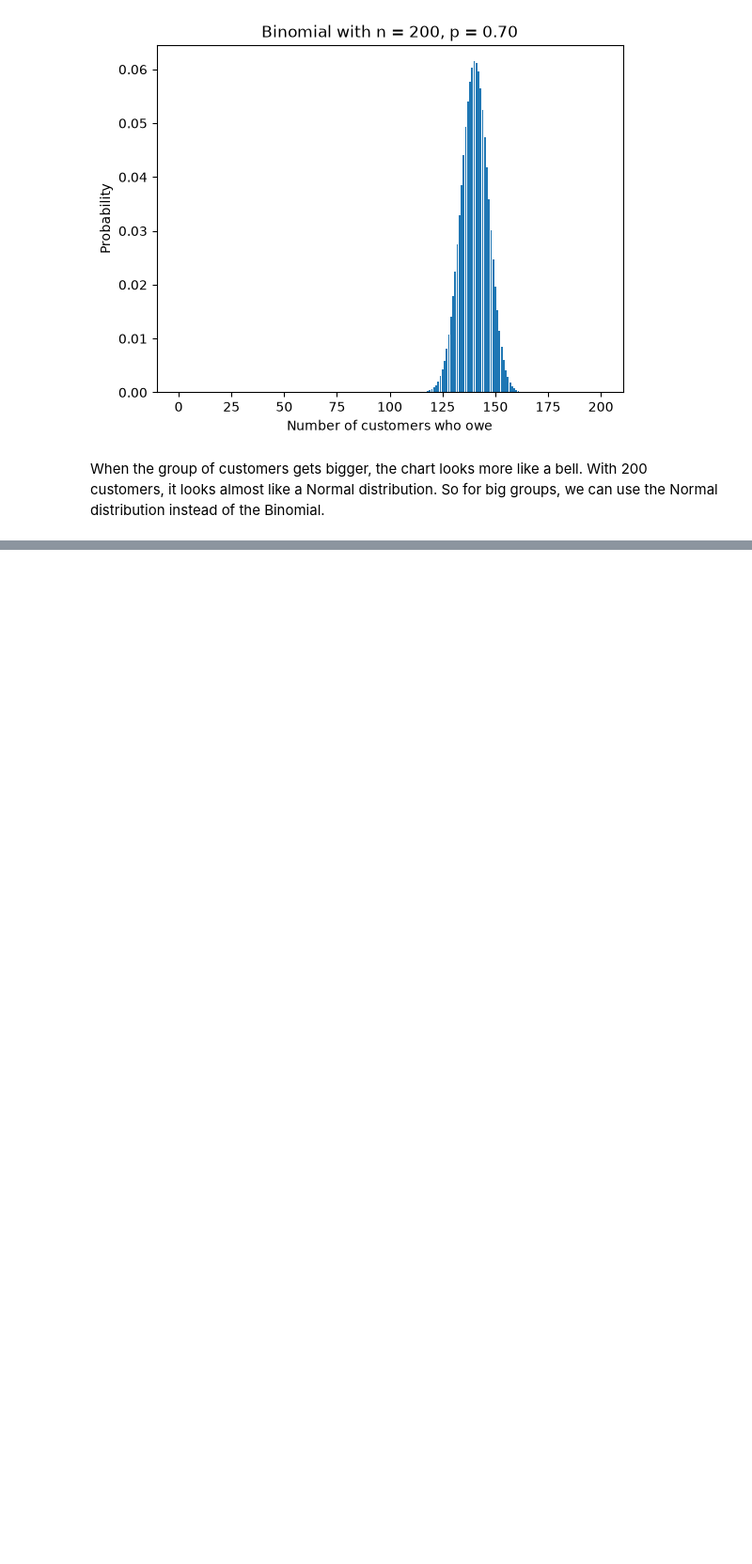
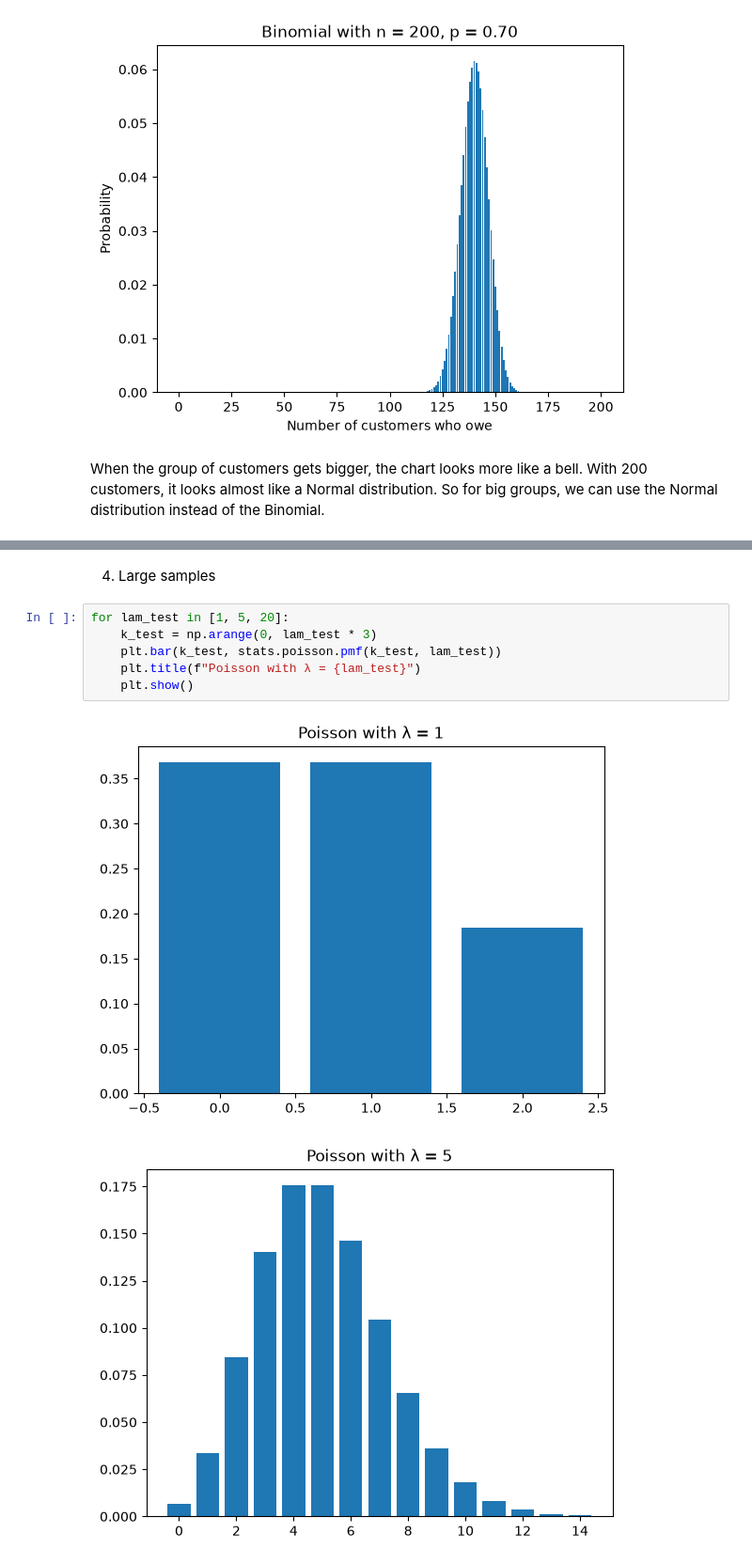
Before and after one commit to mafs794/payments-statistical-techniques-ca1, a Jupyter notebook: ca1.ipynb, the cells around one changed output, grey strips where cells are left out. Shown at 94% size. Saved outputs shown, nothing was run; the diff lists cells and outputs as text; blank space fills up the shorter version.

```diff
--- a/ca1.ipynb
+++ b/ca1.ipynb
@@ -683,0 +730,11 @@ When the group of customers gets bigger, the chart looks more like a bell. With
+# %% [markdown]
+4. Large samples
+# %%
+for lam_test in [1, 5, 20]:
+    k_test = np.arange(0, lam_test * 3)
+    plt.bar(k_test, stats.poisson.pmf(k_test, lam_test))
+    plt.title(f"Poisson with λ = {lam_test}")
+    plt.show()
+# %% [output]
+[figure, added]
+[figure, added]
```
Also changed, not shown: parts of 32 cells of this notebook.
